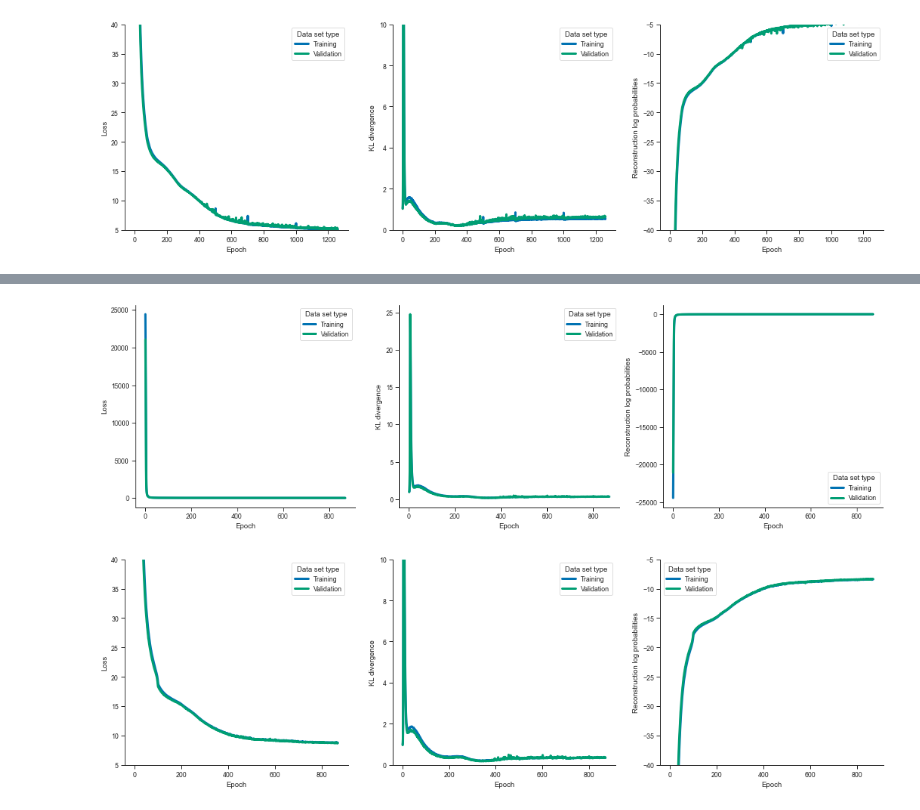
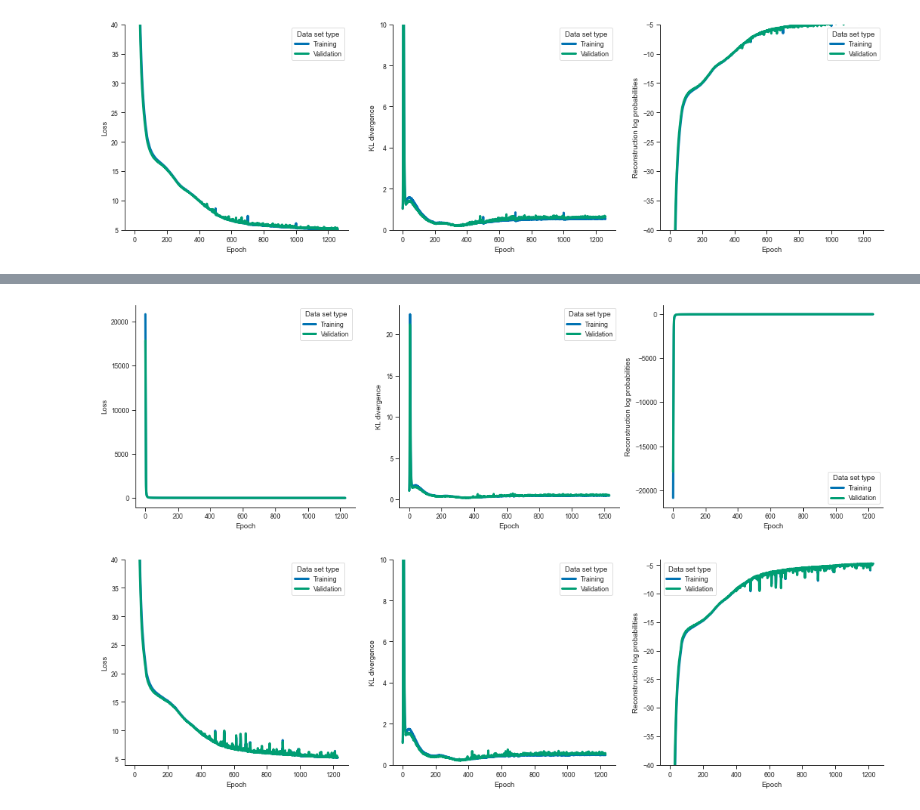
Before and after one commit to ThordurPall/vessel-trajectory-anomaly-detection, a Jupyter notebook: notebooks/Model Training/Learning Curves/Continuous Representation/Bornholm/Explore Training & Validation Curves - Fishing Vessels Diagonal Gaussian.ipynb, the cells around one changed output, grey strips where cells are left out. Cells and saved outputs as stored; diff of their text form; code cells hidden in the pictures.

```diff
--- a/notebooks/Model Training/Learning Curves/Continuous Representation/Bornholm/Explore Training & Validation Curves - Fishing Vessels Diagonal Gaussian.ipynb
+++ b/notebooks/Model Training/Learning Curves/Continuous Representation/Bornholm/Explore Training & Validation Curves - Fishing Vessels Diagonal Gaussian.ipynb
@@ -222,16 +190,16 @@ summary_models.plot_curves(df_default, ylims=[(5, 40), (0, 10), (-40, -5)])
-# %%
-# Define the current setup
-generative_dist = "Isotropic_Gaussian"
-learning_rate = 0.00005
-scheduler_gamma = 0.5
-scheduler_milestones = [500, 700, 1000, 1300]
-
-# Use the SummaryModels class
-summary_models = SummaryModels(file_name, generative_dist=generative_dist, learning_rate=learning_rate,
-                              scheduler_gamma=scheduler_gamma, scheduler_milestones=scheduler_milestones)
-df_default = summary_models.load_curves_df("LR: 0.00005, [500, 700, 1000, 1300]")
-summary_models.plot_curves(df_default)
-summary_models.plot_curves(df_default, ylims=[(5, 40), (0, 10), (-40, -5)])
-# %% [output]
-[figure, removed]
-[figure, removed]
+# %%
+# Define the current setup
+generative_dist = "Isotropic_Gaussian"
+learning_rate = 0.00005
+scheduler_gamma = 0.7
+scheduler_milestones = [500, 700, 1000, 1300]
+
+# Use the SummaryModels class
+summary_models = SummaryModels(file_name, generative_dist=generative_dist, learning_rate=learning_rate,
+                              scheduler_gamma=scheduler_gamma, scheduler_milestones=scheduler_milestones)
+df_default = summary_models.load_curves_df("LR: 0.00005, [500, 700, 1000, 1300]")
+summary_models.plot_curves(df_default)
+summary_models.plot_curves(df_default, ylims=[(4, 40), (0, 10), (-40, -4)])
+# %% [output]
+[figure, added]
+[figure, added]
```
Also changed, not shown: parts of 4 cells of this notebook, 1 other file.
